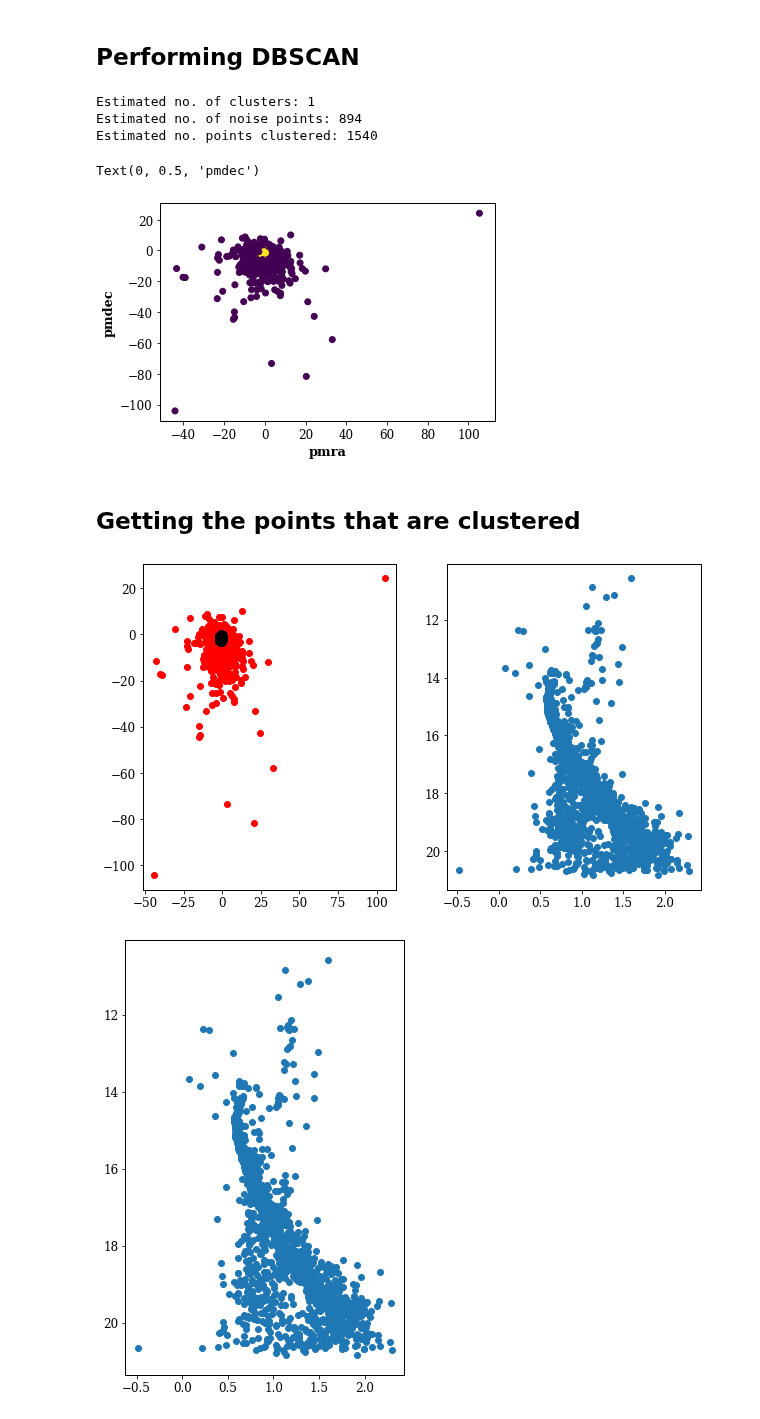
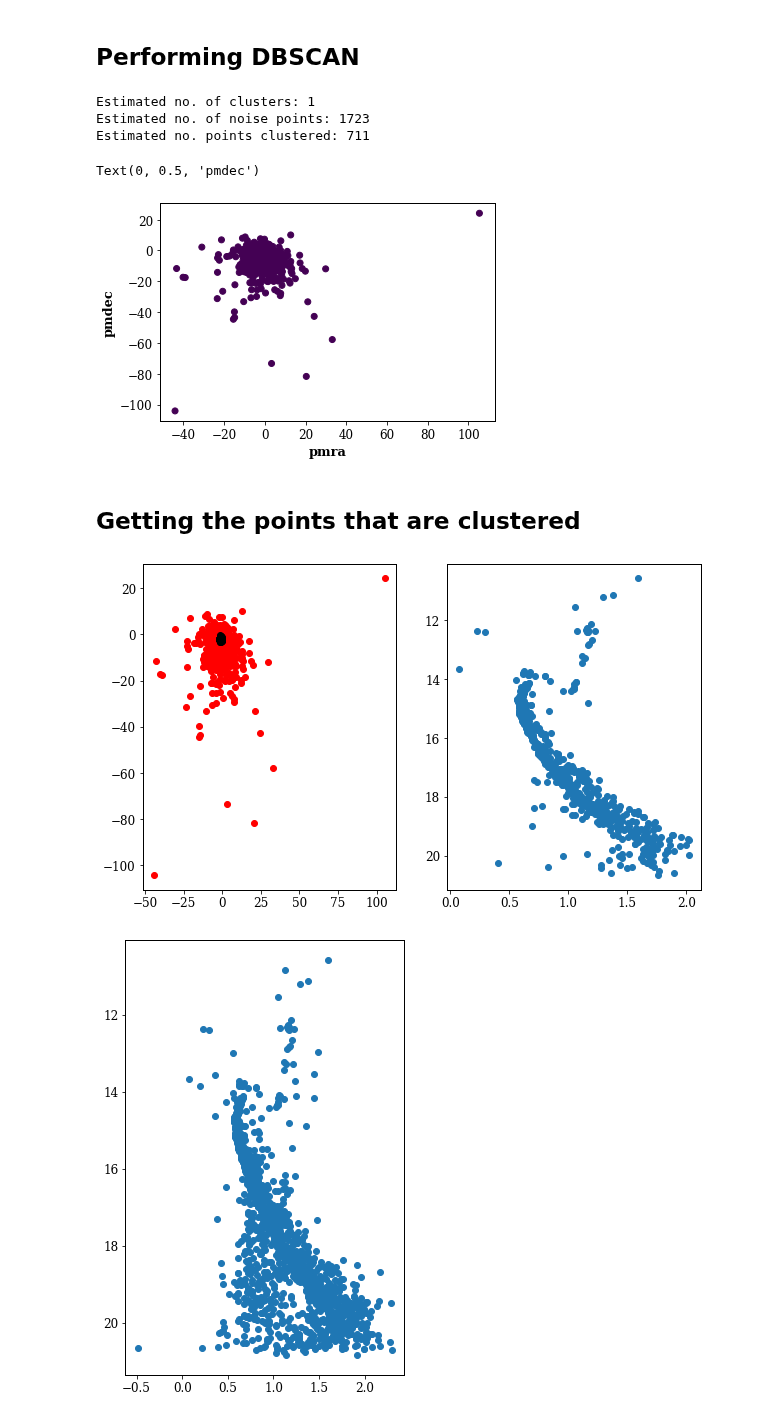
Before and after one commit to jppirest/mw_substructures, a Jupyter notebook: dados/GAIA/Latest/Clusters/NGC_2420/py_gaia.ipynb, the cells around one changed output. Saved outputs shown, nothing was run; the diff lists cells and outputs as text; code cells hidden in the pictures.

```diff
--- a/dados/GAIA/Latest/Clusters/NGC_2420/py_gaia.ipynb
+++ b/dados/GAIA/Latest/Clusters/NGC_2420/py_gaia.ipynb
@@ -128,6 +125,10 @@ from sklearn.cluster import DBSCAN
 from sklearn.metrics import silhouette_score
 from sklearn.metrics import v_measure_score
 from sklearn.preprocessing import StandardScaler
+# %%
+pesado = np.zeros_like(teste)
+for i in range(len(teste)):
+    pesado[i] = np.array([2*teste[i][0], 2*teste[i][1], teste[i][2],teste[i][3],1.5*teste[i][4]])
 # %% [markdown]
 ## Creating the arrays to perform the 2-D KNN fit and 5-D DBSCAN fit
 # %%
@@ -175,0 +240,24 @@ plt.rc('font', **font)
+# %%
+from sklearn.neighbors import NearestNeighbors
+vizinhos = 50
+
+nn = NearestNeighbors(n_neighbors=vizinhos).fit(cincoD)
+distances, indices = nn.kneighbors(cincoD)
+
+
+distances = distances[:,vizinhos-1]
+distances = np.sort(distances, axis=0)
+
+
+from kneed import KneeLocator
+i = np.arange(len(distances))
+knee = KneeLocator(i, distances, S=1, curve='convex', direction='increasing', interp_method='polynomial')
+fig = plt.figure(figsize=(5, 5))
+knee.plot_knee()
+plt.xlabel("index")
+plt.ylabel("Distance")
+plt.ylim(-0.5,2)
+
+eps_opt = distances[knee.knee]
+
+print(distances[knee.knee])
@@ -176,33 +268,33 @@ plt.rc('font', **font)
 # %% [markdown]
 ## Performing DBSCAN
 # %%
-db = DBSCAN(eps=eps_opt, min_samples=vizinhos).fit(cincoD)
+db = DBSCAN(eps=0.5, min_samples=vizinhos).fit(pesado)
 core_samples_mask = np.zeros_like(db.labels_, dtype=bool)
 core_samples_mask[db.core_sample_indices_] = True
 labels = db.labels_
 
 N_clus=len(set(labels))-(1 if -1 in labels else 0)
 print('Estimated no. of clusters: %d' % N_clus)
 
 n_noise = list(db.labels_).count(-1)
 print('Estimated no. of noise points: %d' % n_noise)
 
 n_in = list(db.labels_).count(0)
 print('Estimated no. points clustered: %d' % n_in)
 
 
 plt.scatter(X[:, 0],
             X[:, 1],
             c=db.labels_,
             )
 plt.xlabel("pmra", fontweight = 'bold')
 plt.ylabel("pmdec", fontweight = 'bold')
 # %% [output]
 Estimated no. of clusters: 1
-Estimated no. of noise points: 894
-Estimated no. points clustered: 1540
+Estimated no. of noise points: 1723
+Estimated no. points clustered: 711
 Text(0, 0.5, 'pmdec')
-[figure, old version]
+[figure, new version]
 # %% [markdown]
 ## Getting the points that are clustered
 # %%
@@ -237,7 +329,7 @@ ax[0].scatter(xout,yout, color = 'red')
 ax[1].scatter(subset['bp_rp'],subset['phot_g_mean_mag'])
 ax[1].invert_yaxis()
 # %% [output]
-[figure, old version]
+[figure, new version]
 # %%
 plt.figure(figsize=(5,8))
 plt.scatter(subset['bp_rp'],subset['phot_g_mean_mag'])
```
Also changed, not shown: parts of 9 cells of this notebook.
